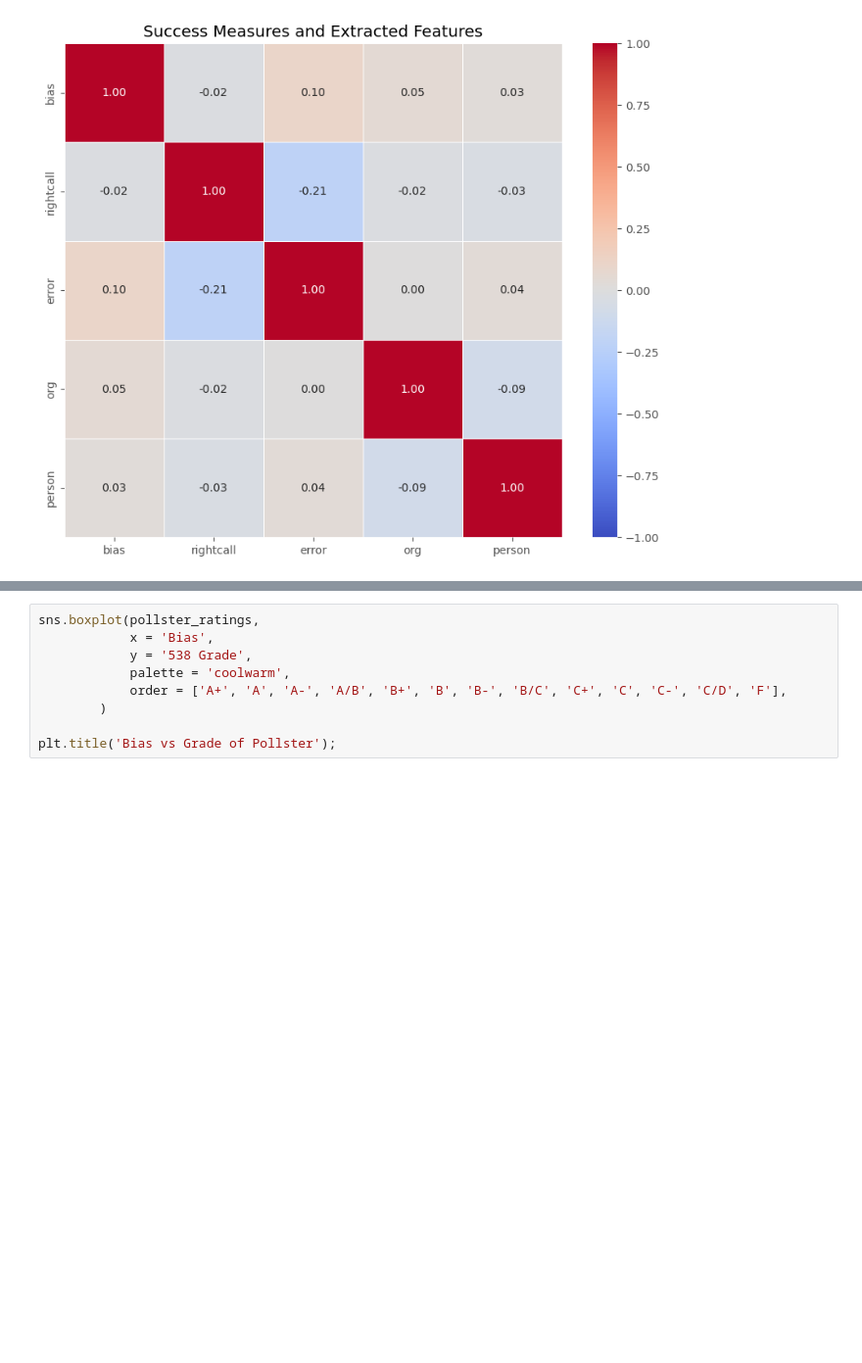
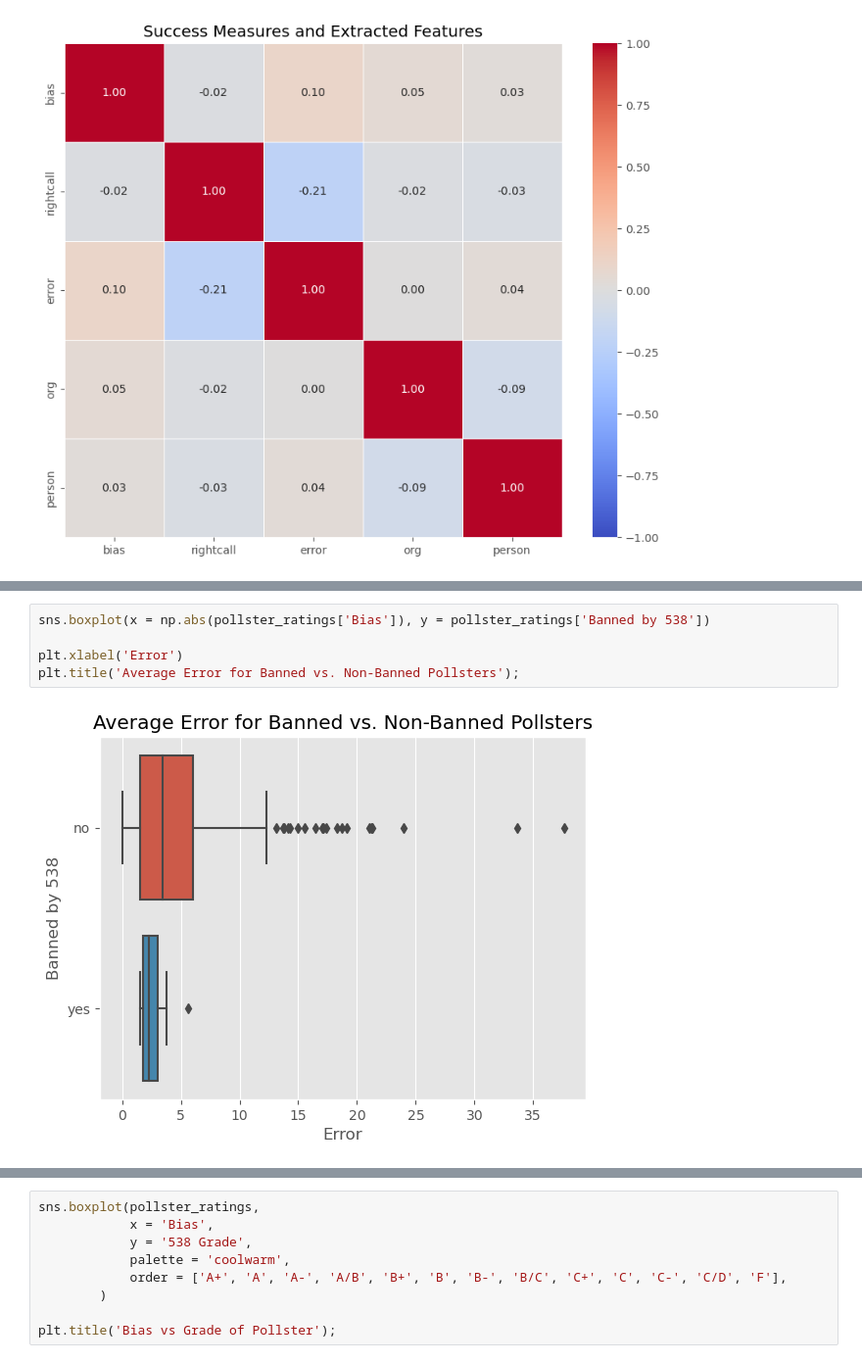
Before and after one commit to vijay-ravuri/poll-accuracy-modeling, a Jupyter notebook: code/01-Cleaning_and_EDA.ipynb, the cells around one changed output, grey strips where cells are left out. Shown at 98% size. Cells and saved outputs as stored; diff of their text form; blank space fills up the shorter version.

```diff
--- a/code/01-Cleaning_and_EDA.ipynb
+++ b/code/01-Cleaning_and_EDA.ipynb
@@ -188 +239,8 @@ sns.boxplot(pollster_ratings, x = 'Bias', y = 'Banned by 538');
+# %%
+sns.boxplot(x = np.abs(pollster_ratings['Bias']), y = pollster_ratings['Banned by 538'])
+
+plt.xlabel('Error')
+plt.title('Average Error for Banned vs. Non-Banned Pollsters');
+# %% [output]
+[figure, added]
 # %%
```
Also changed, not shown: parts of 49 cells of this notebook.
